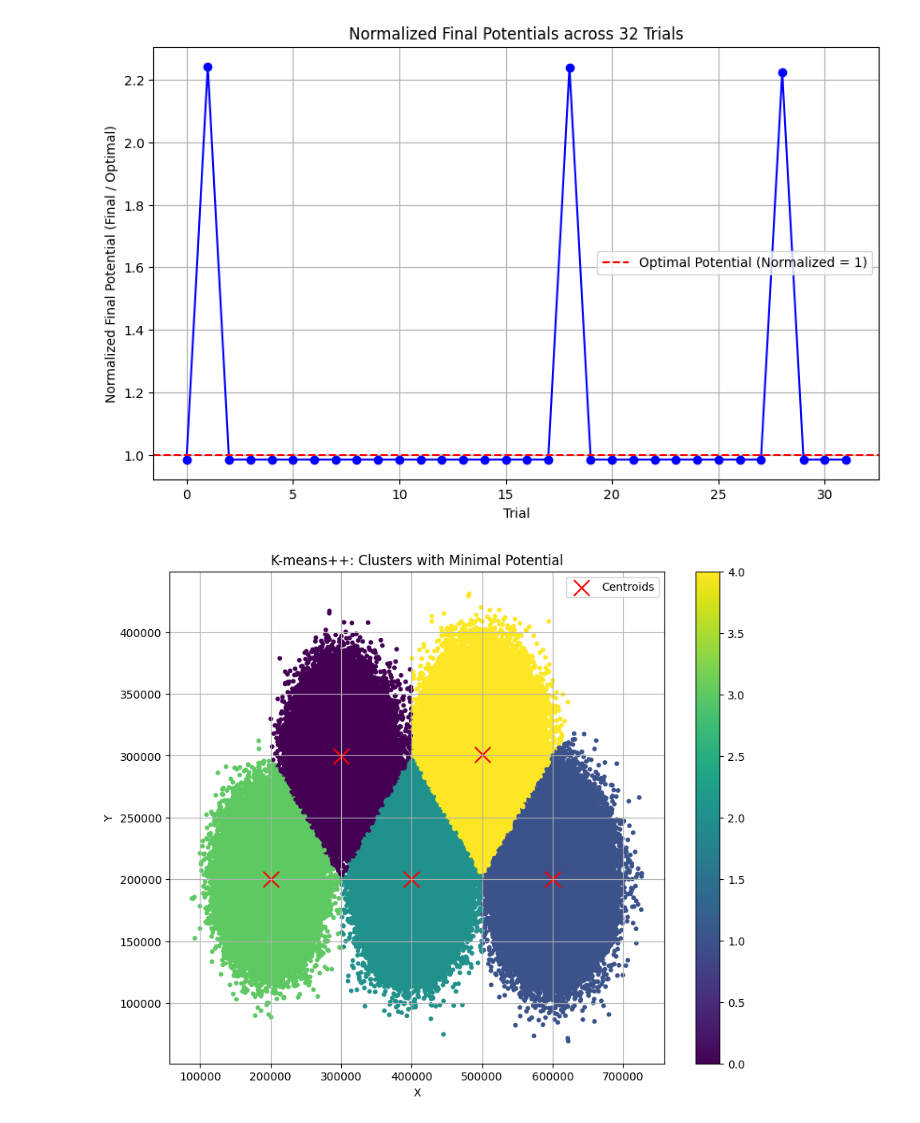
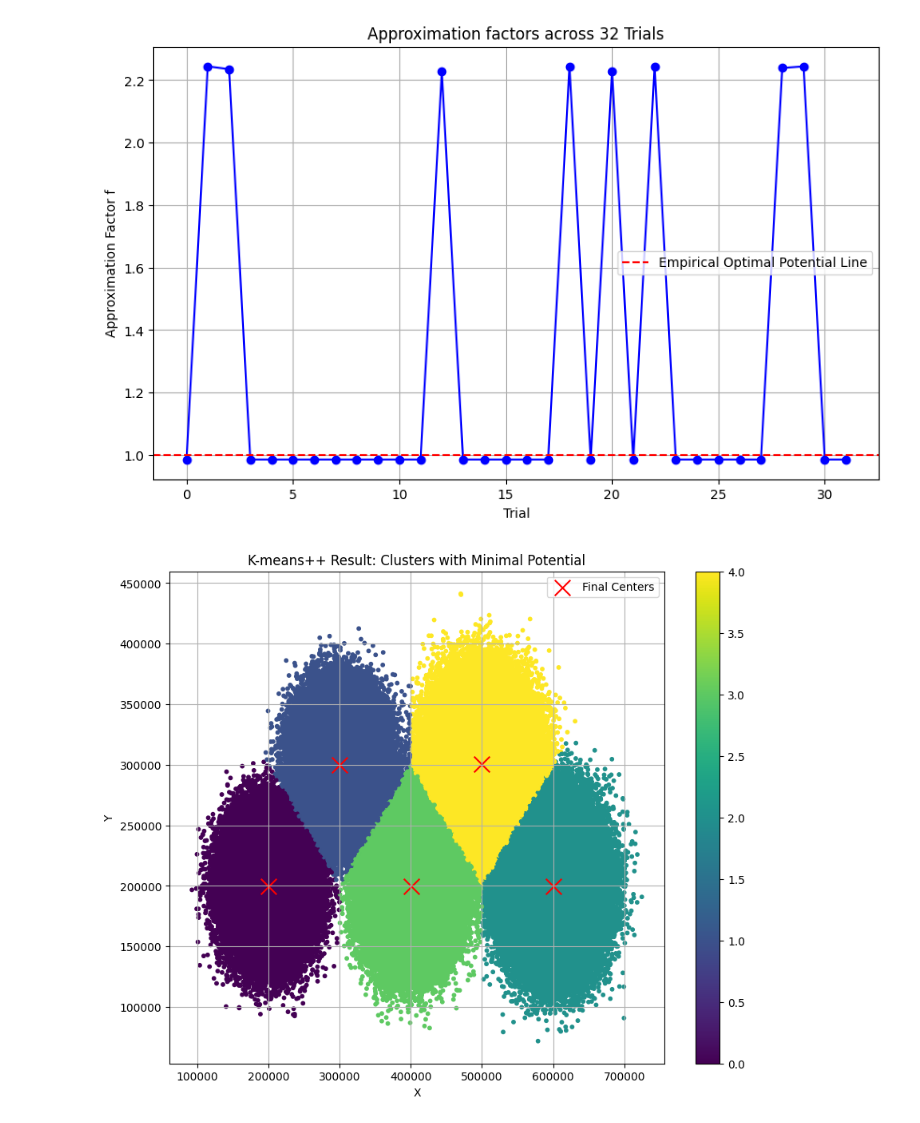
Before and after one commit to Bangiri/k-means-trial, a Jupyter notebook: finalcode.ipynb, the cells around one changed output. Saved outputs shown, nothing was run; the diff lists cells and outputs as text; code cells hidden in the pictures.

```diff
--- a/finalcode.ipynb
+++ b/finalcode.ipynb
@@ -52,22 +50,23 @@ plt.show()
 # %%
-# Function to initialize centroids (same as before)
-def initialize_centroids(data, k):
+## Algorithm 1
+def initialize_center(data, k):
     n_samples, _ = data.shape
     centroids = []
-    # Randomly select the first centroid
+    # Randomly select the first center
     centroids.append(data[random.randint(0, n_samples - 1)])
 
-    # Array to store the minimum distances to the closest centroid
+    # Array to store the minimum distances to the closest centers
     distances = np.full(n_samples, np.inf)
 
+    ## select the center proportional to euclidian distance
     for _ in range(1, k):
-        # Vectorized calculation of distances from all data points to the latest centroid
+        # refresh new distances
         new_distances = np.linalg.norm(data - centroids[-1], axis=1) ** 2
 
         # Update the minimum distances to the nearest centroid
         distances = np.minimum(distances, new_distances)
 
-        # Compute probabilities proportional to the squared distances
+        # Compute probabilities proportional to the squared euclidian distances
         probabilities = distances / distances.sum()
 
         # Choose the next centroid randomly according to the probabilities
@@ -85,11 +85,11 @@ def compute_potential(data, labels, centroids):
     return potential
 # %%
 def run_kmeans_and_compute_potential(data, k):
-    # Initialize centroids using the vanilla K-means++ method
-    initial_centroids = initialize_centroids(data, k)
+    # Initialize centroids using the classic K-means++ method
+    initial_centroids = initialize_center(data, k)
 
-    # Use custom centroids in KMeans
-    kmeans = KMeans(n_clusters=k, init=initial_centroids, max_iter=300, n_init=1, random_state=42)
+    # To change corresponding initial method in KMeans for scikit-learn library
+    kmeans = KMeans(n_clusters=k, init=initial_centroids, max_iter=300, n_init=1, random_state=90139)
     kmeans.fit(data)
 
     final_centroids = kmeans.cluster_centers_
@@ -99,53 +99,55 @@ def run_kmeans_and_compute_potential(data, k):
     return final_potential, final_labels, final_centroids
 # %%
 k = len(centers)
-num_trials = 2 ** k  # Number of trials
+# Number of trials
+num_trials = 2 ** k
 
+## compute the optimal cluster
 optimal_potential = compute_potential(data, true_labels, centers)
 
 # Run 2^k trials and store the final potentials and clustering results
 final_potentials = []
 trial_labels = []
 trial_centroids = []
 for trial in range(num_trials):
     final_potential, final_labels, final_centroids = run_kmeans_and_compute_potential(data, k)
     final_potentials.append(final_potential)
     trial_labels.append(final_labels)
     trial_centroids.append(final_centroids)
 
-# Normalize the final potentials by dividing them by the optimal potential
-normalized_potentials = [fp / optimal_potential for fp in final_potentials]
+# get approximation factor
+factor = [fp / optimal_potential for fp in final_potentials]
 
-# Plot 2: Line chart showing the normalized potentials for each trial
+# Plot 2: a set of result
 plt.figure(figsize=(10, 6))
-plt.plot(range(num_trials), normalized_potentials, marker='o', linestyle='-', color='blue')
-plt.axhline(y=1.0, color='red', linestyle='--', label="Optimal Potential (Normalized = 1)")
-plt.title(f"Normalized Final Potentials across {num_trials} Trials")
+plt.plot(range(num_trials), factor, marker='o', linestyle='-', color='blue')
+plt.axhline(y=1.0, color='red', linestyle='--', label="Empirical Optimal Potential Line")
+plt.title(f"Approximation factors across {num_trials} Trials")
 plt.xlabel("Trial")
-plt.ylabel("Normalized Final Potential (Final / Optimal)")
+plt.ylabel("Approximation Factor f")
 plt.legend()
 plt.grid(True)
 plt.show()
 
 # Find the trial with the minimal potential
 min_potential_index = np.argmin(final_potentials)
 min_potential_labels = trial_labels[min_potential_index]
 min_potential_centroids = trial_centroids[min_potential_index]
 
-# Plot 3: K-means++: Clusters with Minimal Potential
+# Plot 3: best clustering
 plt.figure(figsize=(10, 8))
 scatter = plt.scatter(data[:, 0], data[:, 1], c=min_potential_labels, cmap='viridis', s=10)
-plt.scatter(min_potential_centroids[:, 0], min_potential_centroids[:, 1], color='red', marker='x', s=200, label='Centroids')
+plt.scatter(min_potential_centroids[:, 0], min_potential_centroids[:, 1], color='red', marker='x', s=200, label='Final Centers')
 plt.colorbar(scatter)
-plt.title("K-means++: Clusters with Minimal Potential")
+plt.title("K-means++ Result: Clusters with Minimal Potential")
 plt.xlabel("X")
 plt.ylabel("Y")
 plt.legend()
 plt.grid(True)
 plt.show()
 # %% [output]
-[figure, old version]
+[figure, new version]
-[figure, old version]
+[figure, new version]
 # %%
 # Experiment 1
 k_values = [3, 4, 5]
```
Also changed, not shown: parts of 7 cells of this notebook, 7 other files.
